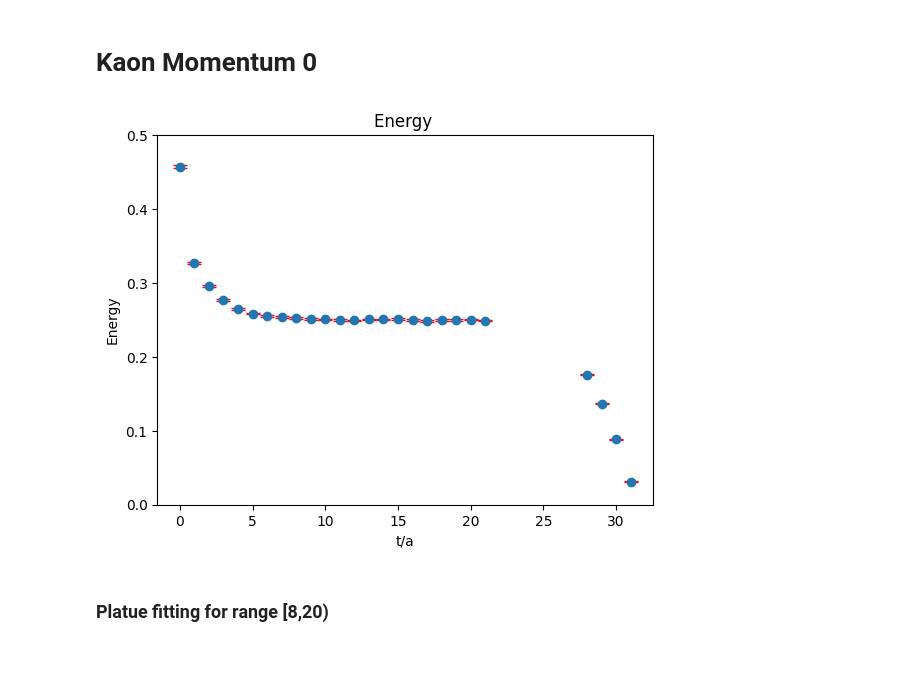
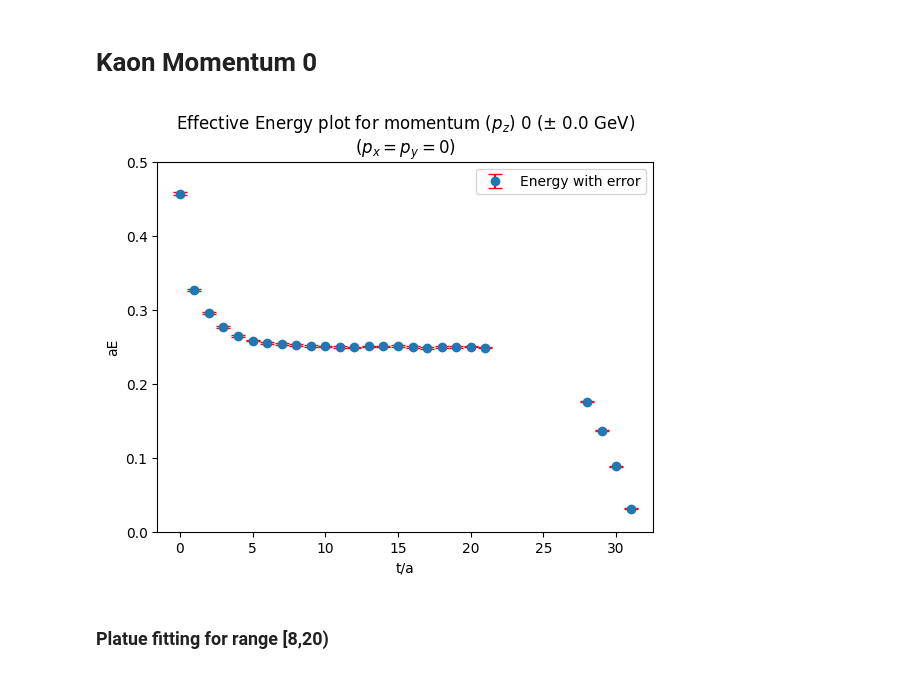
Before and after one commit to Nirban-A/The-energy-spectrum-of-the-kaon-from-Lattice-QCD, a Jupyter notebook: Analysis.ipynb, the cells around one changed output. Drawn from its saved outputs; the diff is of its cells as text; code cells hidden in the pictures.

Commit message:
Updated the graphs

```diff
--- a/Analysis.ipynb
+++ b/Analysis.ipynb
@@ -8,22 +8,26 @@ from functions import jk_2pt_energy as jk
 from functions import jackknife_1D
 from functions import platue_function
 from functions import platue_fit
+# %%
+#px=py=0
+momentum=0
 # %% [markdown]
 # Kaon Momentum 0
 # %%
 base_dir_p0 = 'kaon_P0'
-raw_data_p0=read_files(base_dir_p0)
+raw_data_p0=read_files(base_dir_p0,momentum)
 # %%
 (Energy_p0,Energy_error_p0, E_bins_p0)=jk(raw_data_p0)
 # %%
-plt.title("Energy ")
-plt.errorbar(np.arange(len(Energy_p0)),Energy_p0,yerr=Energy_error_p0,fmt='o',ecolor='r', capsize=5)
+plt.title("Effective Energy plot for momentum ($p_z$) 0 (\u00B1 0.0 GeV)\n($p_x=p_y=0$)")
+plt.errorbar(np.arange(len(Energy_p0)),Energy_p0,yerr=Energy_error_p0,fmt='o',ecolor='r', capsize=5, label="Energy with error")
+plt.legend(loc="upper right")
 plt.ylim(0,0.5)
 plt.xlabel("t/a")
-plt.ylabel("Energy")
+plt.ylabel("aE")
 plt.show()
 # %% [output]
-[figure, old version]
+[figure, new version]
 # %% [markdown]
 ### Platue fitting for range [8,20)
 # %%
```
Also changed, not shown: parts of 27 cells of this notebook.
